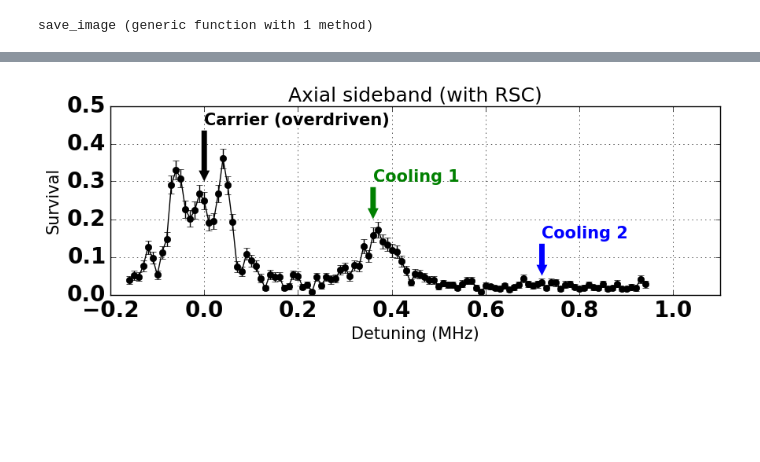
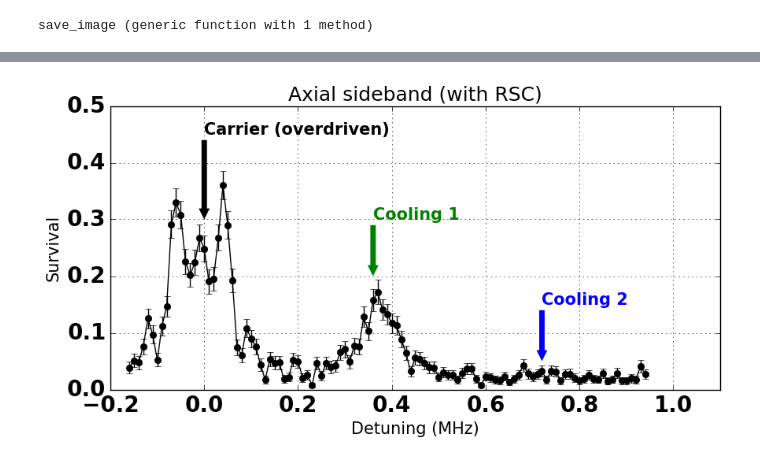
Before and after one commit to nacs-lab/yyc-data, a Jupyter notebook: experiments/sideband/CUA_Retreat2017.ipynb, the cells around one changed output, grey strips where cells are left out. Saved outputs shown, nothing was run; the diff lists cells and outputs as text; code cells hidden in the pictures; blank space fills up the shorter version.

```diff
--- a/experiments/sideband/CUA_Retreat2017.ipynb
+++ b/experiments/sideband/CUA_Retreat2017.ipynb
@@ -108,25 +108,25 @@ save_image("radial-cua_retreat2017")
 # %%
-figure(figsize=(10.0, 3.0))
+figure(figsize=(10.0, 4.5))
 radial_cool = load_data("radial_cool-cua_retreat2017")
 errorbar(radial_cool[1] ./ 1e6 .+ 18.54, radial_cool[2], radial_cool[3], fmt="ko-")
 annotate("Carrier (overdriven)", xy=(0.0, 0.3), xytext=(0.0, 0.45),
          arrowprops=Dict("facecolor"=>"black", "edgecolor"=>"none",
                          "width"=>5, "headwidth"=>10, "headlength"=>10),
          color="black", size=15, weight="bold")
 annotate("Cooling 1", xy=(0.36, 0.2), xytext=(0.36, 0.3),
          arrowprops=Dict("facecolor"=>"green", "edgecolor"=>"none",
                          "width"=>5, "headwidth"=>10, "headlength"=>10),
          color="green", size=15, weight="bold")
 annotate("Cooling 2", xy=(0.72, 0.05), xytext=(0.72, 0.15),
          arrowprops=Dict("facecolor"=>"blue", "edgecolor"=>"none",
                          "width"=>5, "headwidth"=>10, "headlength"=>10),
          color="blue", size=15, weight="bold")
 grid()
 ylim([0, 0.5])
 xlim([-0.2, 1.1])
 xlabel("Detuning (MHz)")
 ylabel("Survival")
 title("Axial sideband (with RSC)")
 save_image("radial_cool-cua_retreat2017")
 # %% [output]
-[figure, old version]
+[figure, new version]
```
Also changed, not shown: parts of 3 cells of this notebook, 8 other files.
